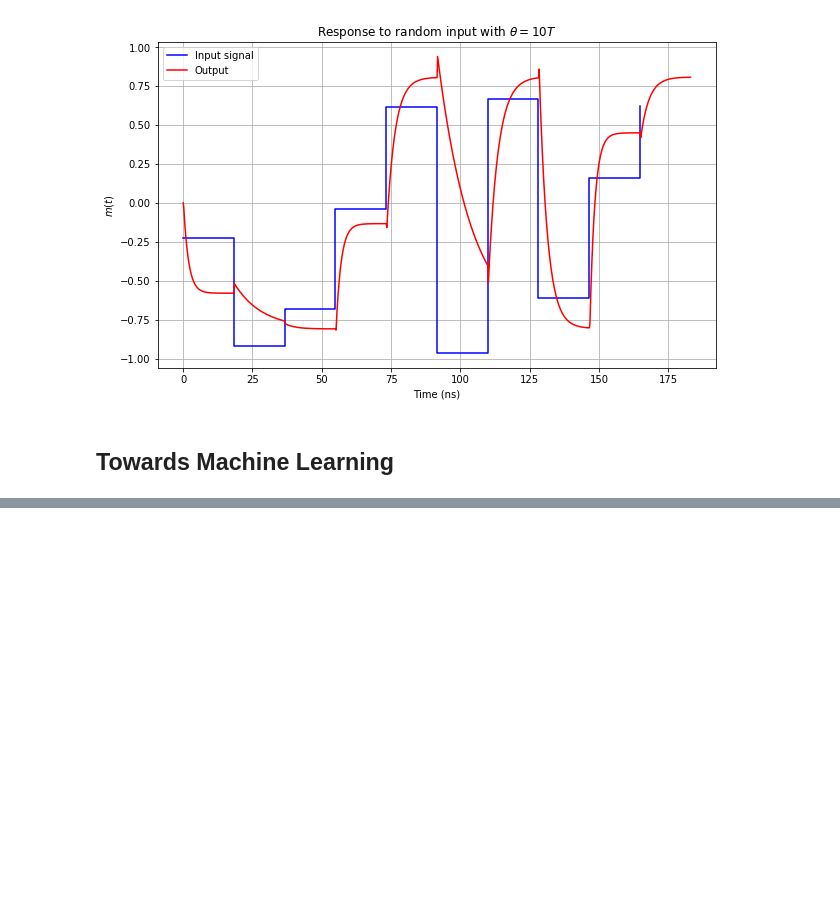
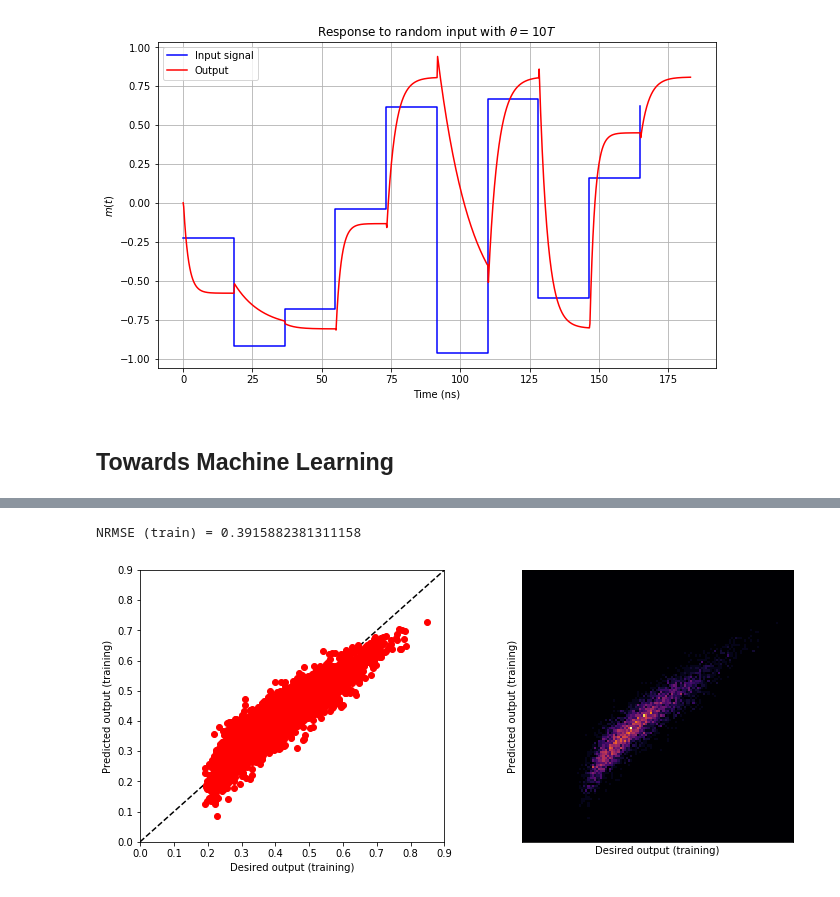
Before and after one commit to spintronic-computing-group/spnc, a Jupyter notebook: notebooks/SPNC-anisotropy/SP_anisotropy_learning.ipynb, the cells around one changed output, grey strips where cells are left out. Saved outputs shown, nothing was run; the diff lists cells and outputs as text; code cells hidden in the pictures; blank space fills up the shorter version.

```diff
--- a/notebooks/SPNC-anisotropy/SP_anisotropy_learning.ipynb
+++ b/notebooks/SPNC-anisotropy/SP_anisotropy_learning.ipynb
@@ -382,11 +444,11 @@ plt.show()
 # %%
-Ntrain = 500
-Nvalid = 100
+Ntrain = 5000
+Nvalid = 2000
 
 (u,y) = NARMA10(Ntrain)
 (u_valid,y_valid) = NARMA10(Nvalid)
 
-net = Single_Node_Reservoir_NARMA10(400,10)
+net = Single_Node_Reservoir_NARMA10(800,1,8e-2,0.26)
 (J,S) = net.gen_signal(u)
 (J_valid,S_valid) = net.gen_signal(u_valid)
 # %% [output]
@@ -2044,0 +524,25 @@ This is somewhat better, although definitely worse than the low $\beta'$ case. I
+# %%
+print("NRMSE (train) = "+str(NRMSE_list(y,y_pred_train)))
+plt.figure(figsize=(12,5))
+plt.subplot(121)
+plt.plot(np.linspace(0,1.0),np.linspace(0,1.0), 'k--' )
+plt.plot(y,y_pred_train,'ro')
+plt.xlabel("Desired output (training)")
+plt.ylabel("Predicted output (training)")
+plt.xlim(0,0.9)
+plt.ylim(0,0.9)
+plt.subplot(122)
+nbins = int(2*np.sqrt(Ntrain))
+H, xedges, yedges  = np.histogram2d(y,y_pred_train,bins = nbins,range=[[0, 1], [0, 1]])
+H = H.T
+plt.imshow(H,origin='low',cmap='inferno')
+plt.xlabel("Desired output (training)")
+plt.ylabel("Predicted output (training)")
+plt.xticks([],[''])
+plt.yticks([],[''])
+plt.xlim(0,0.9*nbins)
+plt.ylim(0,0.9*nbins)
+plt.show()
+# %% [output]
+NRMSE (train) = 0.3915882381311158
+[figure, added]
```
Also changed, not shown: parts of 117 cells of this notebook, 3 other files.
